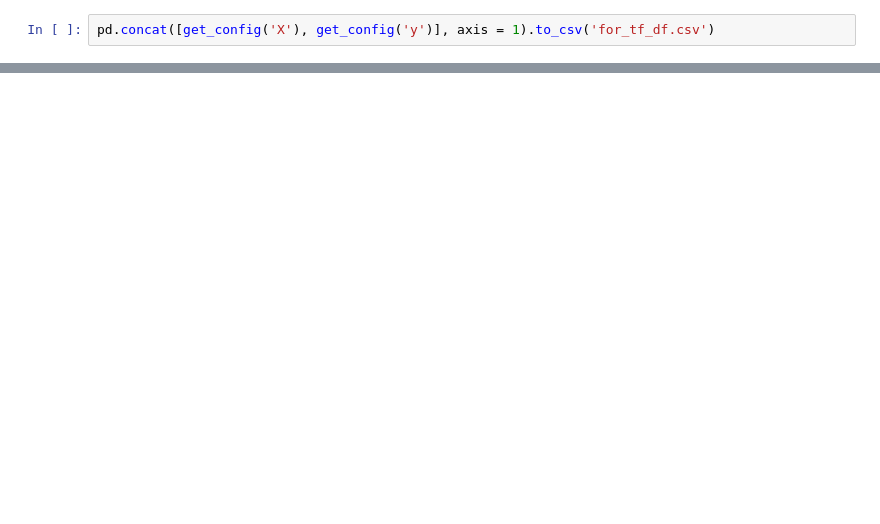
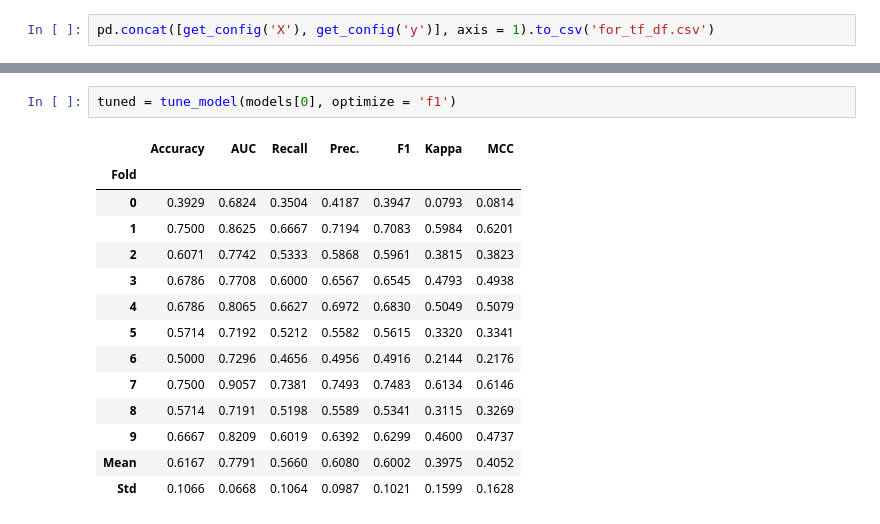
Before and after one commit to ido-tzhori/halftime, a Jupyter notebook: pycaret_profit_tester_eng.ipynb, the cells around one changed output, grey strips where cells are left out. Cells and saved outputs as stored; diff of their text form; blank space fills up the shorter version.

```diff
--- a/pycaret_profit_tester_eng.ipynb
+++ b/pycaret_profit_tester_eng.ipynb
@@ -114,0 +123,17 @@ interactive(children=(ToggleButtons(description='Plot Type:', icons=('',), optio
+# %%
+tuned = tune_model(models[0], optimize = 'f1')
+# %% [output]
+|  | Accuracy | AUC | Recall | Prec. | F1 | Kappa | MCC |
+| Fold |  |  |  |  |  |  |  |
+| 0 | 0.3929 | 0.6824 | 0.3504 | 0.4187 | 0.3947 | 0.0793 | 0.0814 |
+| 1 | 0.7500 | 0.8625 | 0.6667 | 0.7194 | 0.7083 | 0.5984 | 0.6201 |
+| 2 | 0.6071 | 0.7742 | 0.5333 | 0.5868 | 0.5961 | 0.3815 | 0.3823 |
+| 3 | 0.6786 | 0.7708 | 0.6000 | 0.6567 | 0.6545 | 0.4793 | 0.4938 |
+| 4 | 0.6786 | 0.8065 | 0.6627 | 0.6972 | 0.6830 | 0.5049 | 0.5079 |
+| 5 | 0.5714 | 0.7192 | 0.5212 | 0.5582 | 0.5615 | 0.3320 | 0.3341 |
+| 6 | 0.5000 | 0.7296 | 0.4656 | 0.4956 | 0.4916 | 0.2144 | 0.2176 |
+| 7 | 0.7500 | 0.9057 | 0.7381 | 0.7493 | 0.7483 | 0.6134 | 0.6146 |
+| 8 | 0.5714 | 0.7191 | 0.5198 | 0.5589 | 0.5341 | 0.3115 | 0.3269 |
+| 9 | 0.6667 | 0.8209 | 0.6019 | 0.6392 | 0.6299 | 0.4600 | 0.4737 |
+| Mean | 0.6167 | 0.7791 | 0.5660 | 0.6080 | 0.6002 | 0.3975 | 0.4052 |
+| Std | 0.1066 | 0.0668 | 0.1064 | 0.0987 | 0.1021 | 0.1599 | 0.1628 |
```
Also changed, not shown: parts of 28 cells of this notebook, 2 other files.
